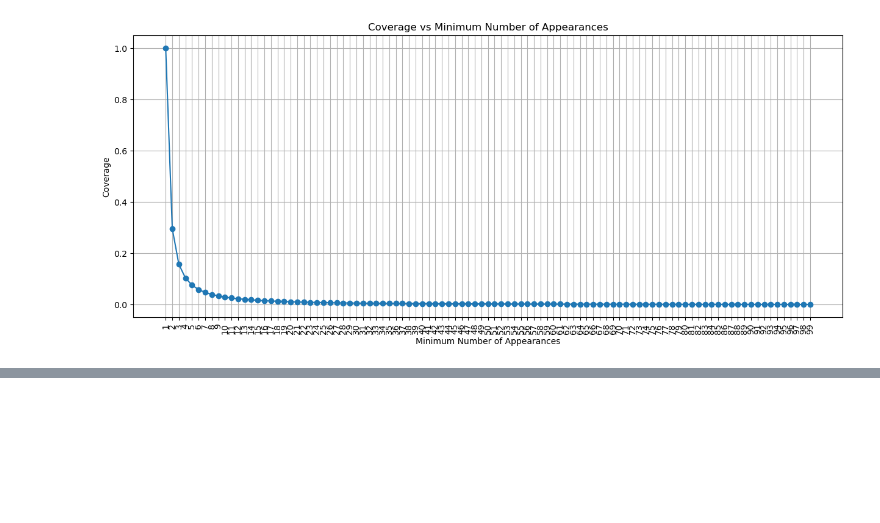
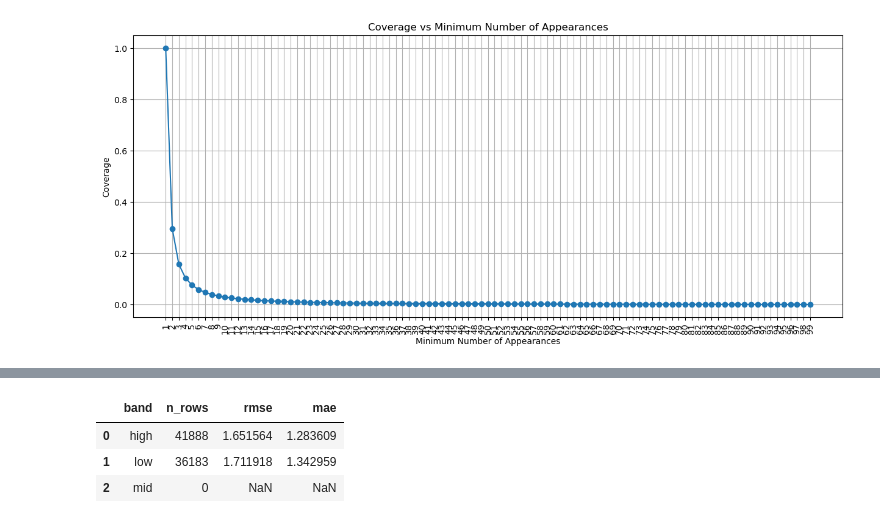
Before and after one commit to Mariogarber/recomendation-system, a Jupyter notebook: colaborative-filtering/knn.ipynb, the cells around one changed output, grey strips where cells are left out. Saved outputs shown, nothing was run; the diff lists cells and outputs as text; code cells hidden in the pictures; blank space fills up the shorter version.

```diff
--- a/colaborative-filtering/knn.ipynb
+++ b/colaborative-filtering/knn.ipynb
@@ -125,0 +328,11 @@ Mean Absolute Error: 1.3351
+# %%
+splitter = FrequencyBandSplitter(entity='item', mode='quantile', include_unknown_as="low")
+splitter.fit(train_data)
+evaluator = FrequencyBandEvaluator(splitter=splitter)
+
+evaluator.evaluate(ensemble, test_data)
+# %% [output]
+|  | band | n_rows | rmse | mae |
+| 0 | high | 41888 | 1.651564 | 1.283609 |
+| 1 | low | 36183 | 1.711918 | 1.342959 |
+| 2 | mid | 0 | NaN | NaN |
```
Also changed, not shown: parts of 29 cells of this notebook, 2 other files.
